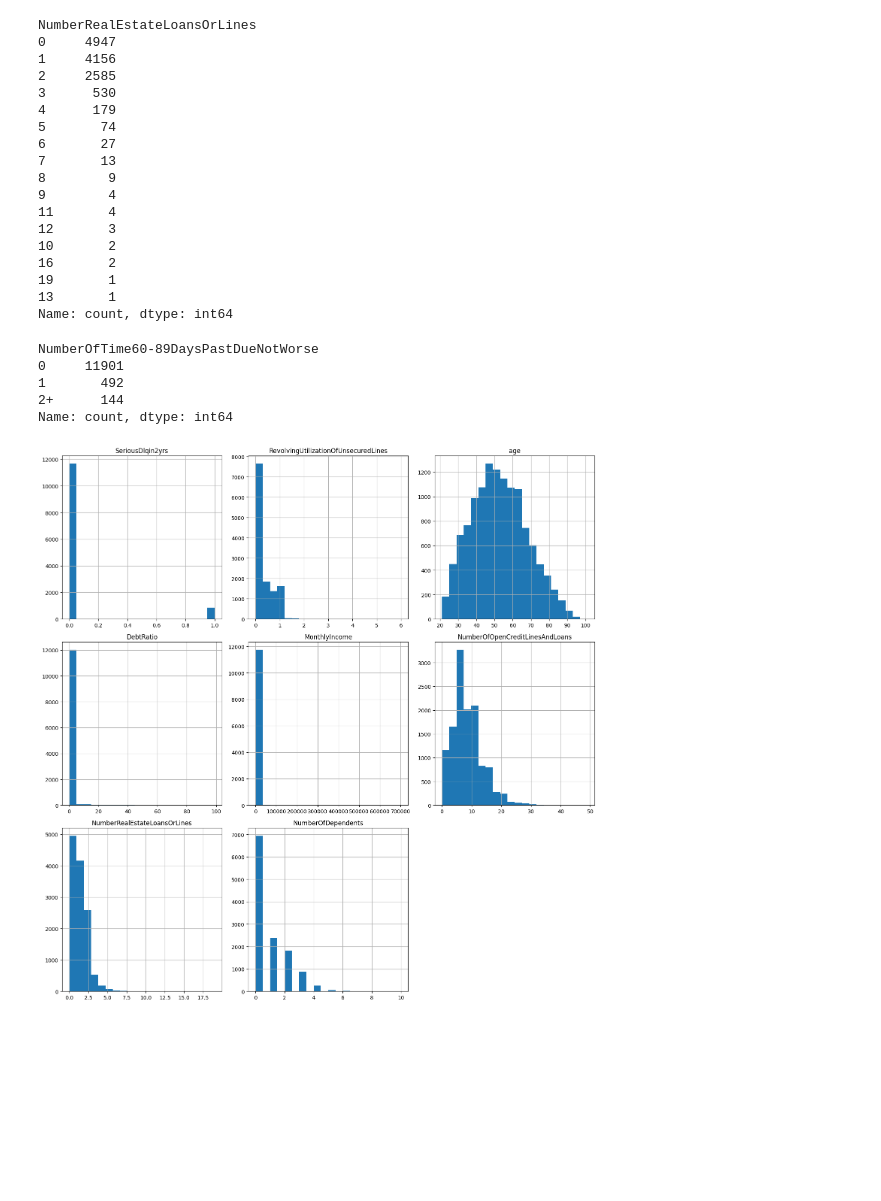
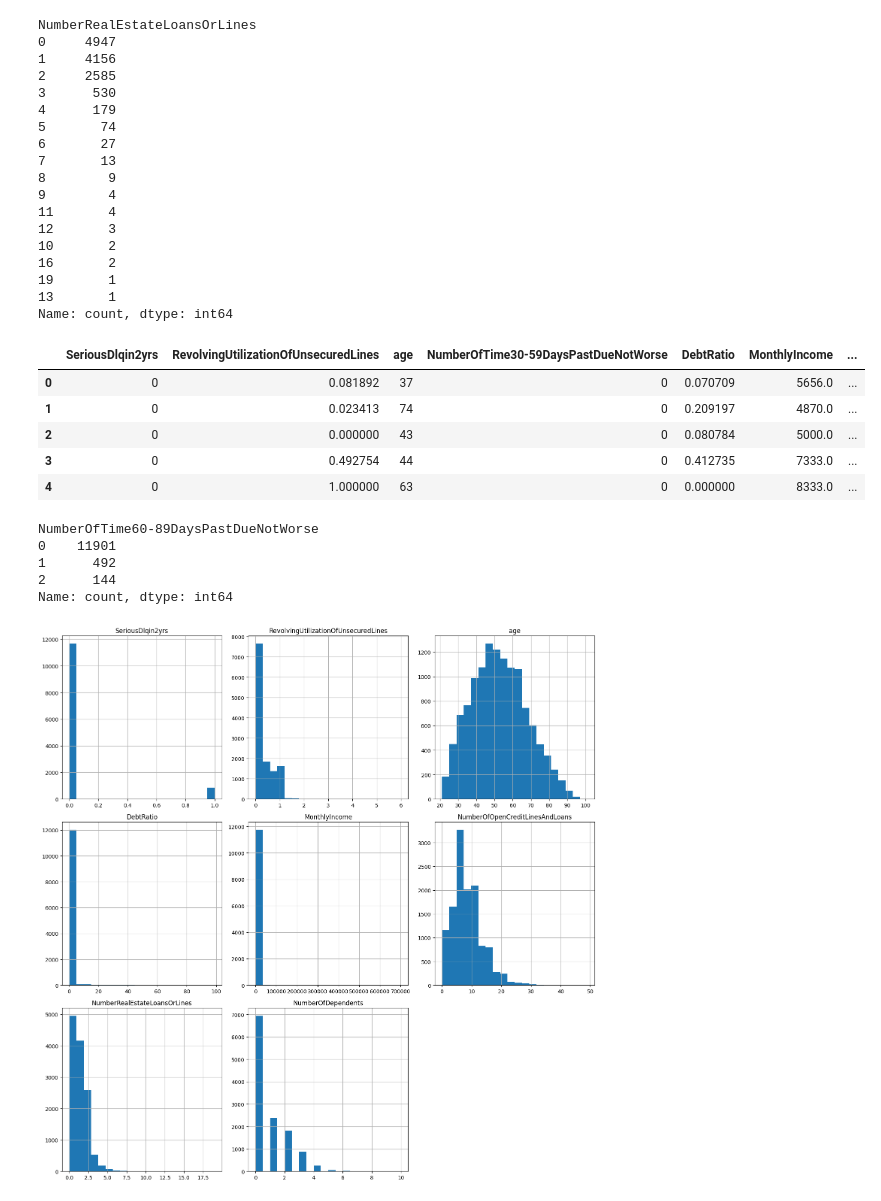
Before and after one commit to mankolepanto/ONLINE_DS_THEBRIDGE_-Jorge_Pobla-, a Jupyter notebook: Sprint_16/Unidad_02/Practica_Obligatoria/18_Practica_Obligatoria_Seleccion_Features.ipynb, the cells around one changed output. Cells and saved outputs as stored; diff of their text form; code cells hidden in the pictures; blank space fills up the shorter version.

```diff
--- a/Sprint_16/Unidad_02/Practica_Obligatoria/18_Practica_Obligatoria_Seleccion_Features.ipynb
+++ b/Sprint_16/Unidad_02/Practica_Obligatoria/18_Practica_Obligatoria_Seleccion_Features.ipynb
@@ -96,6 +97,8 @@ Data columns (total 11 columns):
  10  NumberOfDependents                    11816 non-null  float64
 dtypes: float64(4), int64(7)
 memory usage: 1.1 MB
+# %%
+df['NumberOfTime30-59DaysPastDueNotWorse'] = df['NumberOfTime30-59DaysPastDueNotWorse'].str.replace('+', '', regex=False)
 # %%
 df ['NumberOfTime30-59DaysPastDueNotWorse'].value_counts ()
 # %% [output]
@@ -133,14 +141,45 @@ NumberRealEstateLoansOrLines
 19       1
 13       1
 Name: count, dtype: int64
-# %%
-df ['NumberOfTime60-89DaysPastDueNotWorse'].value_counts ()
-# %% [output]
-NumberOfTime60-89DaysPastDueNotWorse
-0     11901
-1       492
-2+      144
-Name: count, dtype: int64
+# %%
+df['NumberRealEstateLoansOrLines'] = df['NumberRealEstateLoansOrLines'].astype(int)
+
+# Sumar valores totales
+total_sum = df['NumberRealEstateLoansOrLines'].sum()
+
+# Calcular la suma aproximada que debería tener cada grupo
+target_sum = total_sum / 3
+
+# Inicializar variables para el agrupamiento
+groups = [[] for _ in range(3)]
+group_sums = [0] * 3
+
+# Agrupar datos
+for value in df['NumberRealEstateLoansOrLines']:
+    # Encontrar el grupo con la menor suma
+    min_index = group_sums.index(min(group_sums))
+    # Añadir el valor a ese grupo
+    groups[min_index].append(value)
+    # Actualizar la suma del grupo
+    group_sums[min_index] += value
+
+df.head ()
+# %% [output]
+|  | SeriousDlqin2yrs | RevolvingUtilizationOfUnsecuredLines | age | NumberOfTime30-59DaysPastDueNotWorse | DebtRatio | MonthlyIncome | ... |
+| 0 | 0 | 0.081892 | 37 | 0 | 0.070709 | 5656.0 | ... |
+| 1 | 0 | 0.023413 | 74 | 0 | 0.209197 | 4870.0 | ... |
+| 2 | 0 | 0.000000 | 43 | 0 | 0.080784 | 5000.0 | ... |
+| 3 | 0 | 0.492754 | 44 | 0 | 0.412735 | 7333.0 | ... |
+| 4 | 0 | 1.000000 | 63 | 0 | 0.000000 | 8333.0 | ... |
+# %%
+df['NumberOfTime60-89DaysPastDueNotWorse'] = df['NumberOfTime60-89DaysPastDueNotWorse'].str.replace('+', '', regex=False)
+df ['NumberOfTime60-89DaysPastDueNotWorse'].value_counts ()
+# %% [output]
+NumberOfTime60-89DaysPastDueNotWorse
+0    11901
+1      492
+2      144
+Name: count, dtype: int64
 # %%
 df.hist(figsize=(15, 15), bins=20)
 plt.tight_layout()
```
Also changed, not shown: parts of 7 cells of this notebook.
